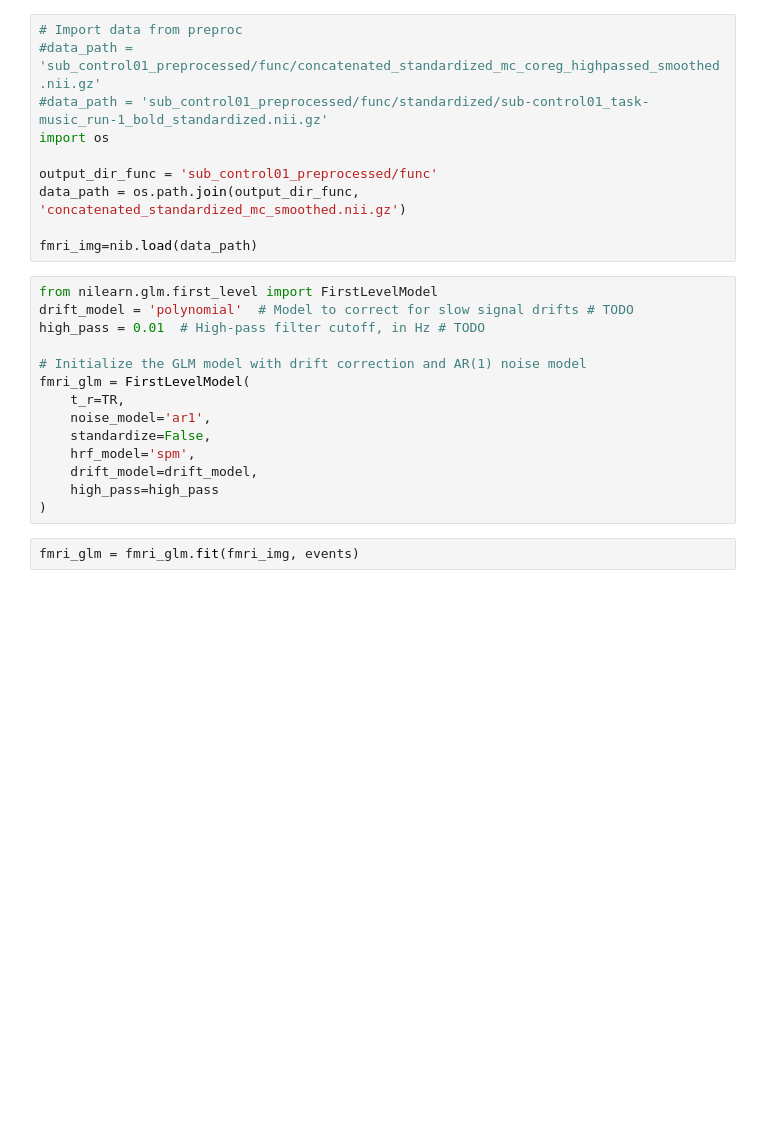
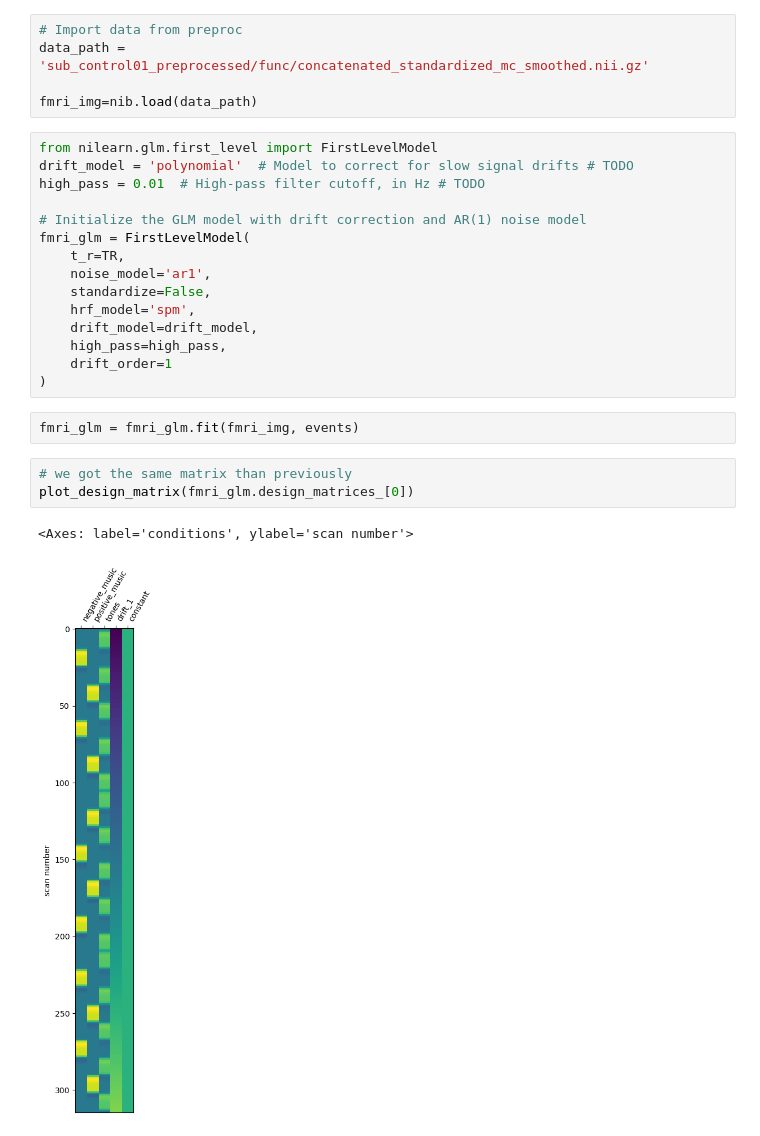
Before and after one commit to loufourneaux/project_1_nssp, a Jupyter notebook: design_matrix_GLM.ipynb, the cells around one changed output. Saved outputs shown, nothing was run; the diff lists cells and outputs as text; blank space fills up the shorter version.

```diff
--- a/design_matrix_GLM.ipynb
+++ b/design_matrix_GLM.ipynb
@@ -117,12 +124,7 @@ Text(0.5, 1.0, 'Design Matrix for 5 Concatenated Runs')
 ### GLM init
 # %%
 # Import data from preproc
-#data_path = 'sub_control01_preprocessed/func/concatenated_standardized_mc_coreg_highpassed_smoothed.nii.gz'
-#data_path = 'sub_control01_preprocessed/func/standardized/sub-control01_task-music_run-1_bold_standardized.nii.gz'
-import os
-
-output_dir_func = 'sub_control01_preprocessed/func'
-data_path = os.path.join(output_dir_func, 'concatenated_standardized_mc_smoothed.nii.gz')
+data_path = 'sub_control01_preprocessed/func/concatenated_standardized_mc_smoothed.nii.gz'
 
 fmri_img=nib.load(data_path)
 # %%
@@ -137,9 +139,16 @@ fmri_glm = FirstLevelModel(
     standardize=False,
     hrf_model='spm',
     drift_model=drift_model,
-    high_pass=high_pass
+    high_pass=high_pass,
+    drift_order=1
 )
 # %%
 fmri_glm = fmri_glm.fit(fmri_img, events)
+# %%
+# we got the same matrix than previously
+plot_design_matrix(fmri_glm.design_matrices_[0])
+# %% [output]
+<Axes: label='conditions', ylabel='scan number'>
+[figure, added]
 # %%
 # Create the dictionary of the conditions
```
Also changed, not shown: parts of 24 cells of this notebook.
